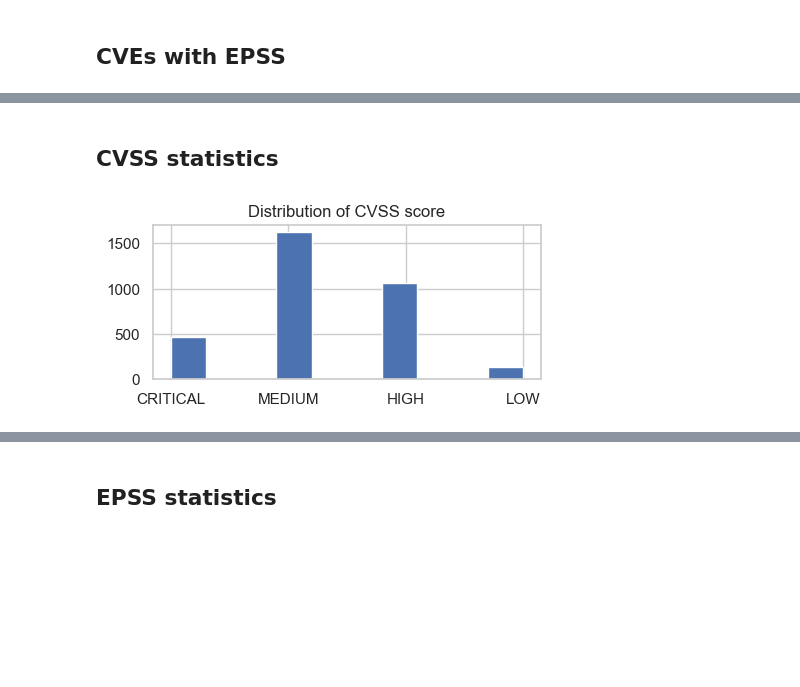
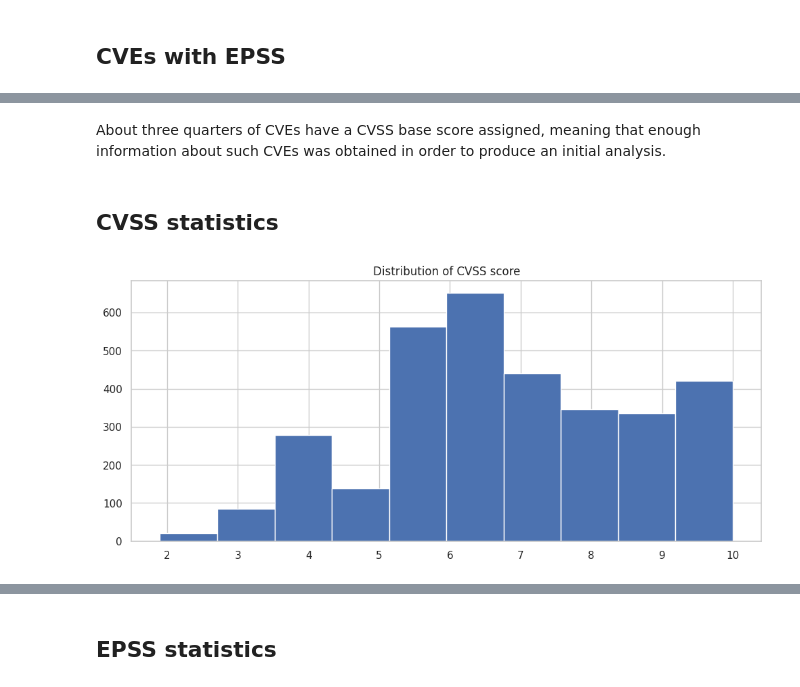
Before and after one commit to alequerenghi/505MI-LAB, a Jupyter notebook: 01_EPSS/LAB_EPSS.ipynb, the cells around one changed output, grey strips where cells are left out. Drawn from its saved outputs; the diff is of its cells as text; code cells hidden in the pictures; blank space fills up the shorter version.

```diff
--- a/01_EPSS/LAB_EPSS.ipynb
+++ b/01_EPSS/LAB_EPSS.ipynb
@@ -191,11 +193,12 @@ Percentage of CVEs with a CVSS base score: 75.69 %
+# %% [markdown]
+About three quarters of CVEs have a CVSS base score assigned, meaning that enough information about such CVEs was obtained in order to produce an initial analysis.
 # %% [markdown]
 ## CVSS statistics
 # %%
 cvsss = df[df["cvss_baseScore"].notna()]
-
-plt.figure(figsize=(5, 2))
+plt.figure(figsize=(12, 5))
 plt.title("Distribution of CVSS score")
-plt.hist(cvsss["cvss_baseSeverity"])
+plt.hist(cvsss["cvss_baseScore"])
 plt.show()
 # %% [output]
-[figure, old version]
+[figure, new version]
```
Also changed, not shown: parts of 18 cells of this notebook, 3 other files.
